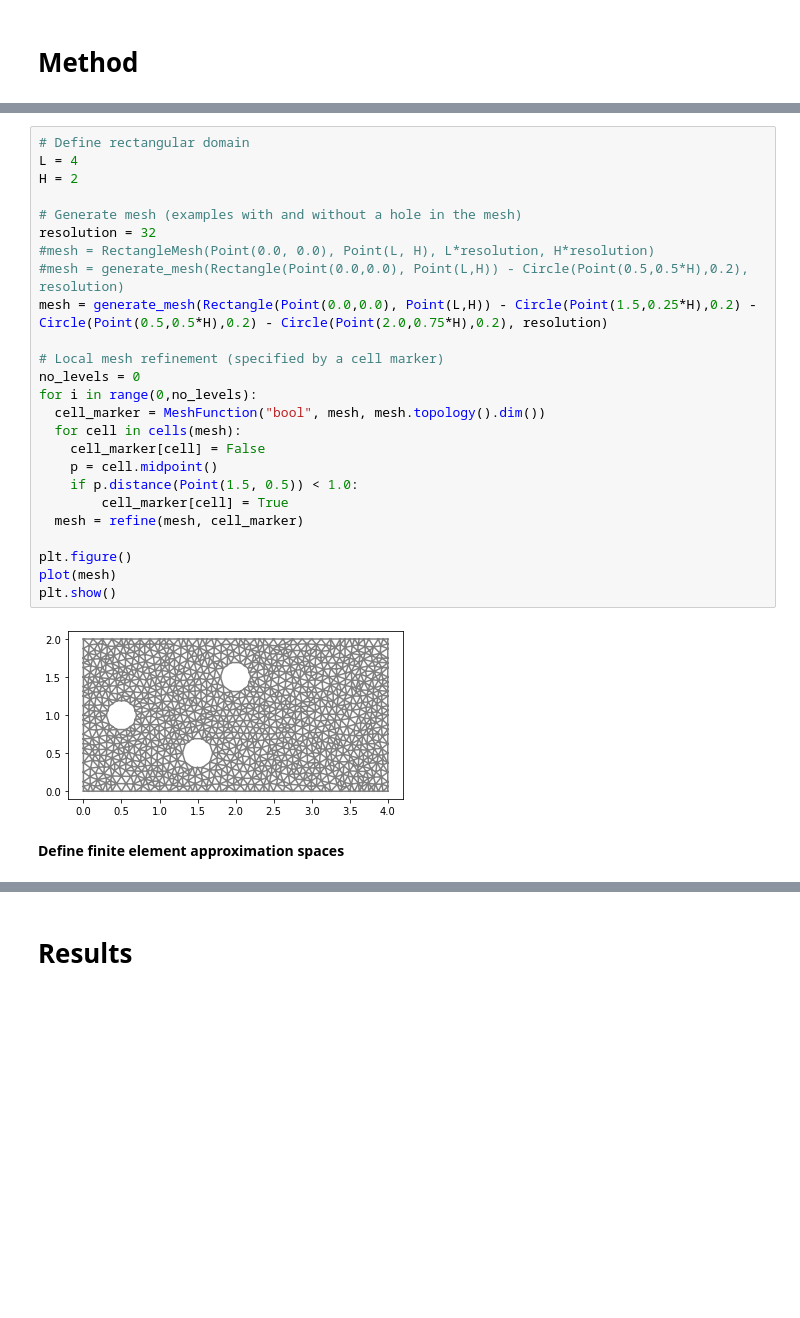
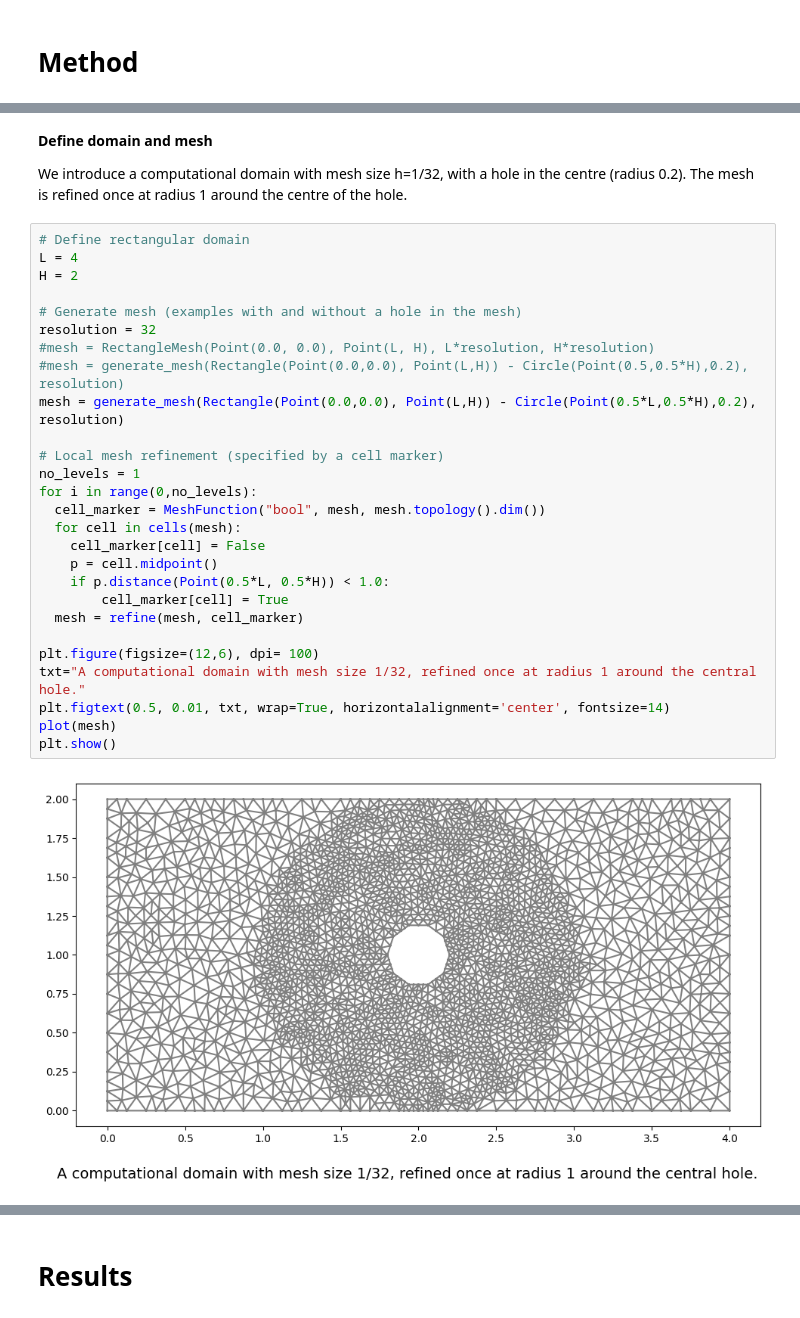
Before and after one commit to johanhoffman/DD2365_VT21, a Jupyter notebook: Lab1/haspaker_lab1.ipynb, the cells around one changed output, grey strips where cells are left out. Drawn from its saved outputs; the diff is of its cells as text; blank space fills up the shorter version.

```diff
--- a/Lab1/haspaker_lab1.ipynb
+++ b/Lab1/haspaker_lab1.ipynb
@@ -125,29 +147,33 @@ and to implement the velocity boundary conditions we use a penalty formulation,
+# %% [markdown]
+**Define domain and mesh**
+
+We introduce a computational domain with mesh size h=1/32, with a hole in the centre (radius 0.2). The mesh is refined once at radius 1 around the centre of the hole.
 # %%
 # Define rectangular domain
 L = 4
 H = 2
 
 # Generate mesh (examples with and without a hole in the mesh)
 resolution = 32
 #mesh = RectangleMesh(Point(0.0, 0.0), Point(L, H), L*resolution, H*resolution)
 #mesh = generate_mesh(Rectangle(Point(0.0,0.0), Point(L,H)) - Circle(Point(0.5,0.5*H),0.2), resolution)
-mesh = generate_mesh(Rectangle(Point(0.0,0.0), Point(L,H)) - Circle(Point(1.5,0.25*H),0.2) - Circle(Point(0.5,0.5*H),0.2) - Circle(Point(2.0,0.75*H),0.2), resolution)
+mesh = generate_mesh(Rectangle(Point(0.0,0.0), Point(L,H)) - Circle(Point(0.5*L,0.5*H),0.2), resolution)
 
 # Local mesh refinement (specified by a cell marker)
-no_levels = 0
+no_levels = 1
 for i in range(0,no_levels):
   cell_marker = MeshFunction("bool", mesh, mesh.topology().dim())
   for cell in cells(mesh):
     cell_marker[cell] = False
     p = cell.midpoint()
-    if p.distance(Point(1.5, 0.5)) < 1.0:
+    if p.distance(Point(0.5*L, 0.5*H)) < 1.0:
         cell_marker[cell] = True
   mesh = refine(mesh, cell_marker)
 
-plt.figure()
+plt.figure(figsize=(12,6), dpi= 100)
+txt="A computational domain with mesh size 1/32, refined once at radius 1 around the central hole."
+plt.figtext(0.5, 0.01, txt, wrap=True, horizontalalignment='center', fontsize=14)
 plot(mesh)
 plt.show()
 # %% [output]
-[figure, old version]
+[figure, new version]
-# %% [markdown]
-**Define finite element approximation spaces**
```
Also changed, not shown: parts of 21 cells of this notebook.
